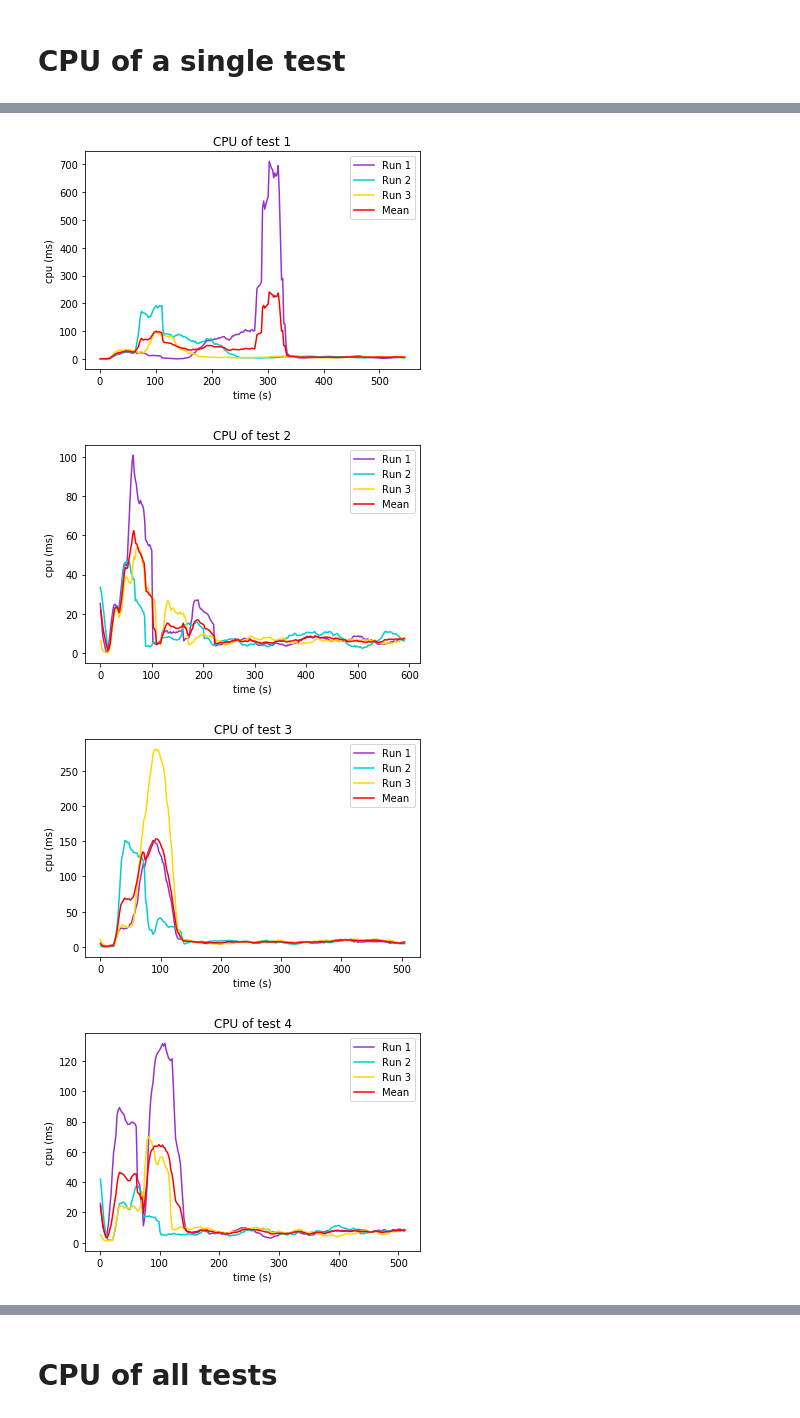
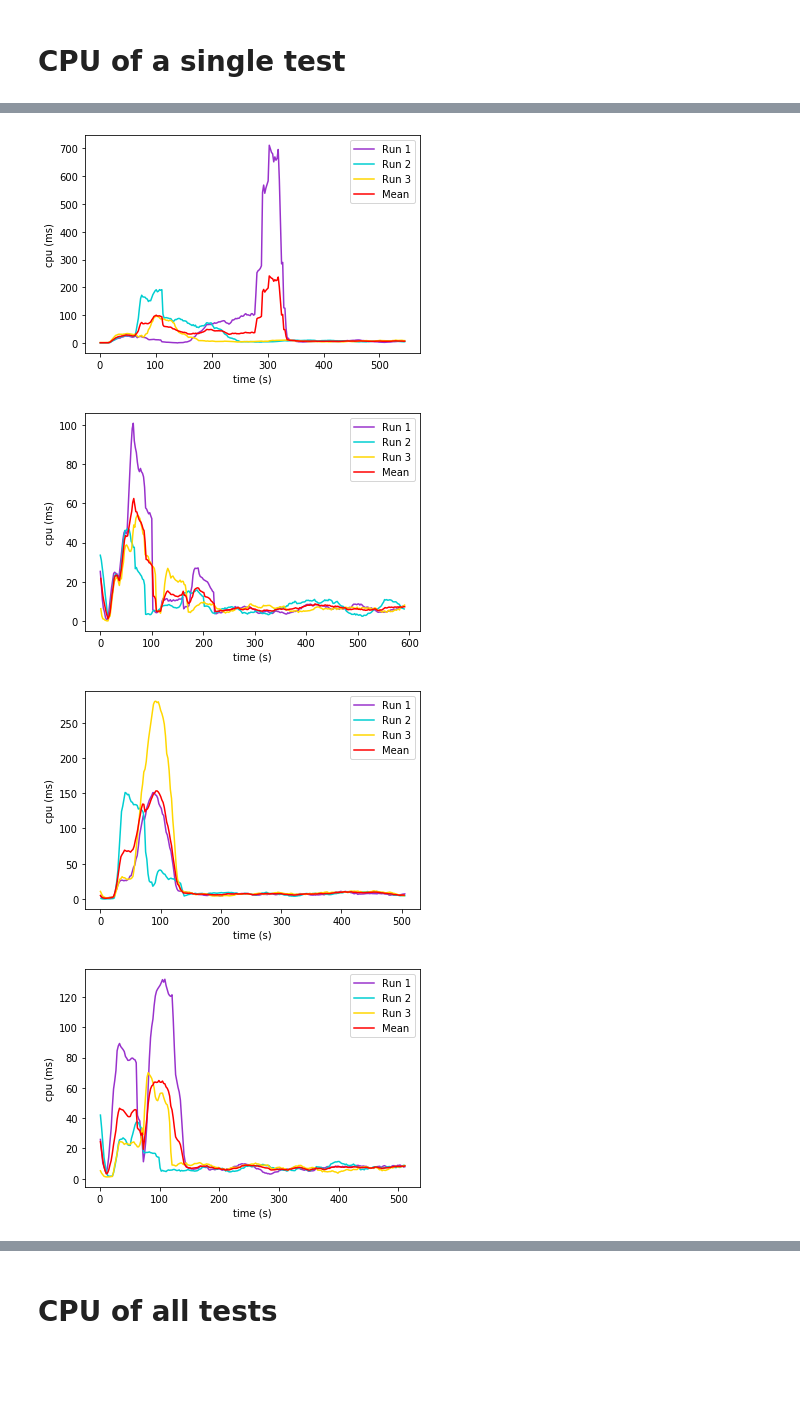
Before and after one commit to ricCap/ELIoT, a Jupyter notebook: stats/stats.ipynb, the cells around one changed output, grey strips where cells are left out. Saved outputs shown, nothing was run; the diff lists cells and outputs as text; code cells hidden in the pictures; blank space fills up the shorter version.

```diff
--- a/stats/stats.ipynb
+++ b/stats/stats.ipynb
@@ -23,7 +23,7 @@ def retrieve_test_times(index, test_times):
     for test in test_times:
         time = test.split(",")
         date = time[0] + " " + time[1]
-        if "Starting test " + str(index) in test:
+        if "Starting scaling Test " + str(index) in test:
             start_time.append(date)
         elif "Test " + str(index) + " stabilization period elapsed" in test:
             end_time.append(date)
@@ -683,27 +683,27 @@ for index_test in range(TEST_NUMBER):
 # %%
 for index_test in range(TEST_NUMBER):
     fig, ax = plt.subplots()
     for index in range(RUN_NUMBER):
         x = dict_test_values["Test_" + str(index_test + 1) + "_time"][index]
         y = dict_test_values["Test_" + str(index_test + 1) + "_values"][index]
 
         line_color = "gold"
         if(index == 0):
             line_color = "darkorchid"
         elif(index == 1):
             line_color = "darkturquoise"
 
         ax.plot(x, y, '-', label='Run ' + str(index + 1), color=line_color)
     x = dict_test_values["Test_" + str(index_test + 1) + "_time"][index]
     y = dict_test_values["Test_" + str(index_test + 1) + "_mean"]
     ax.plot(x, y, '-', label='Mean', color="red")
-    ax.set_title('CPU of test ' + str(index_test + 1))
+    #ax.set_title('CPU of test ' + str(index_test + 1))
     ax.set_xlabel('time (s)')
     ax.set_ylabel('cpu (ms)')
     leg = ax.legend();
-    plt.show()
+    plt.savefig("CPU_test0" + str(index_test + 1) + ".png")
 # %% [output]
-[figure, old version]
+[figure, new version]
-[figure, old version]
+[figure, new version]
-[figure, old version]
+[figure, new version]
-[figure, old version]
+[figure, new version]
```
Also changed, not shown: parts of 7 cells of this notebook.
